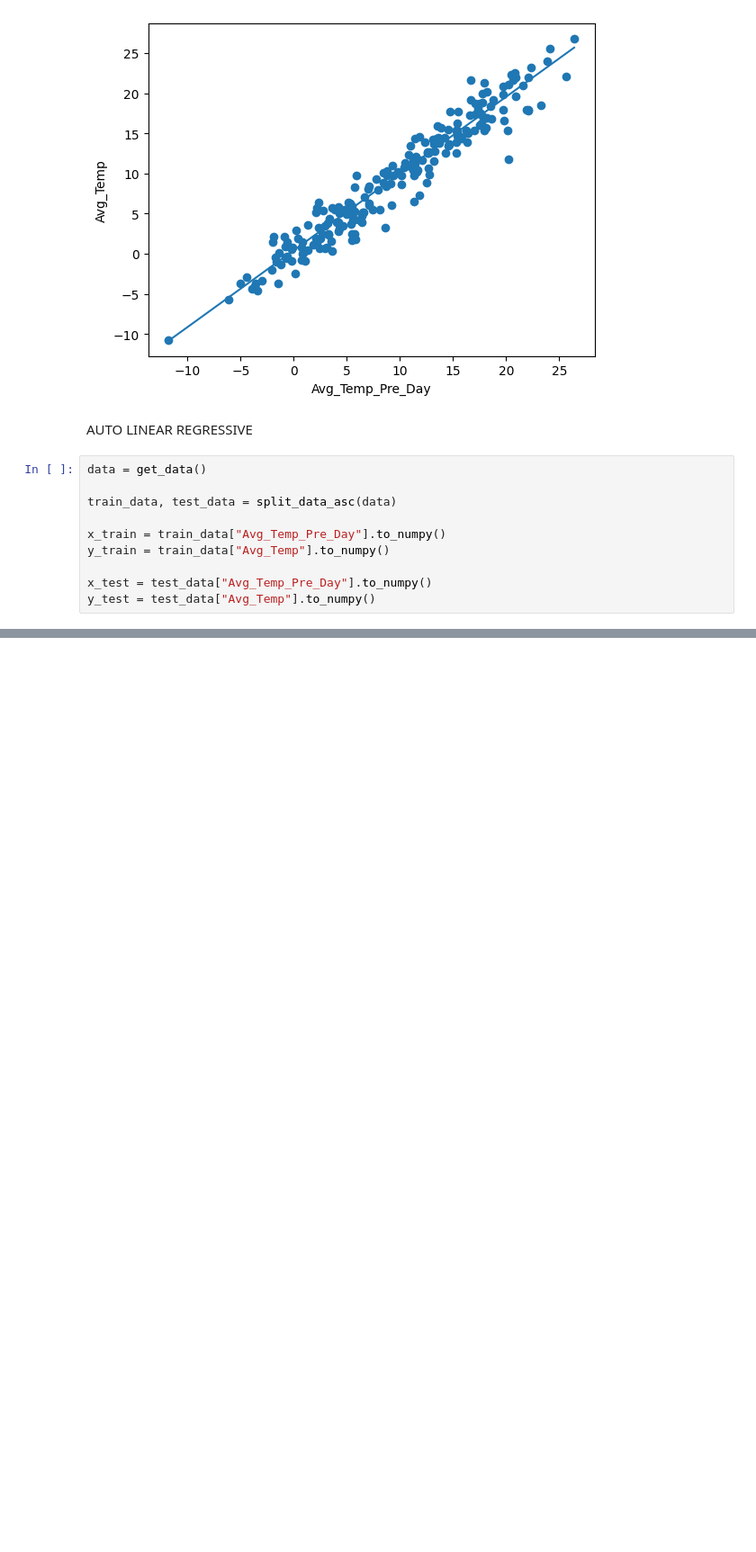
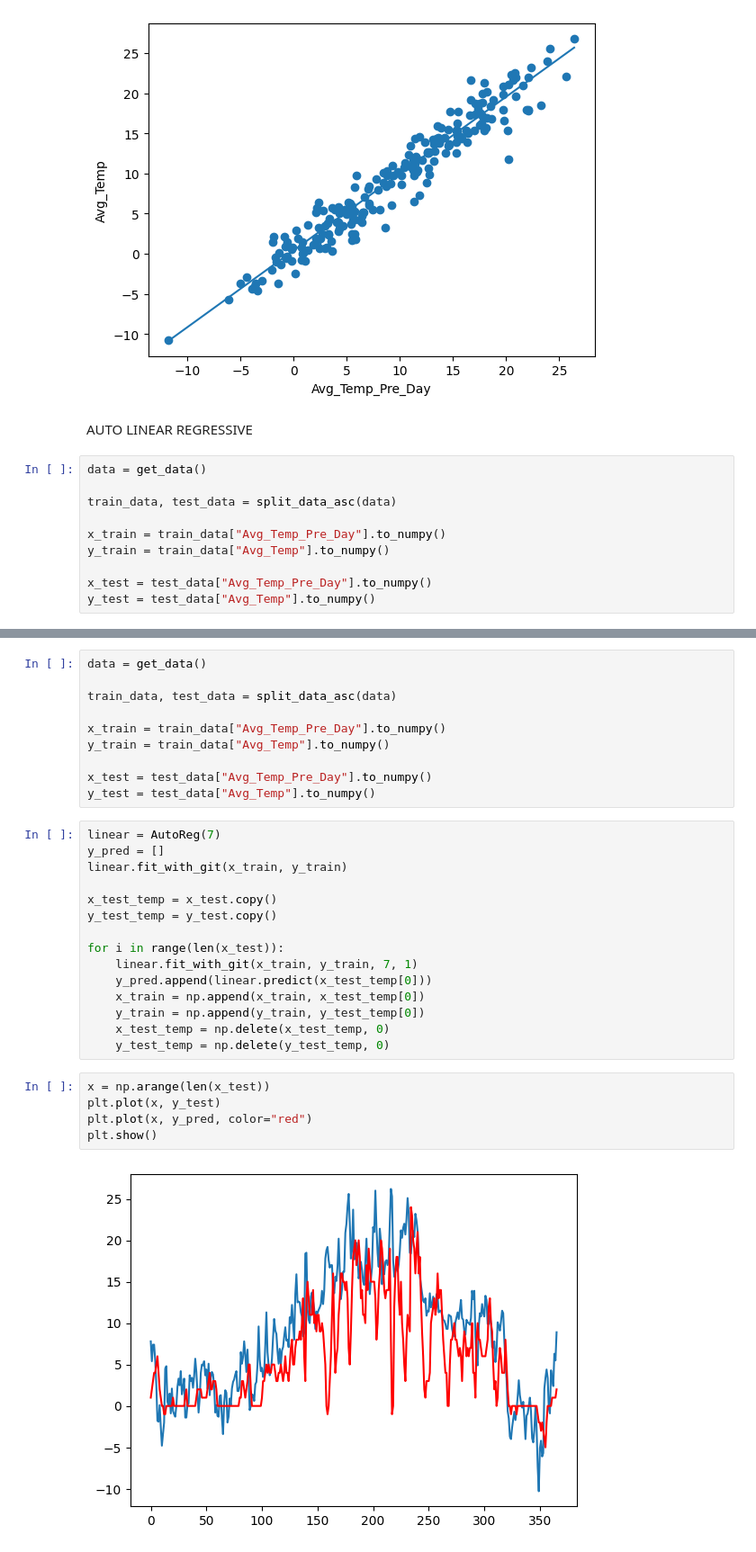
Before and after one commit to mikitomi21/Weather_Prediction, a Jupyter notebook: presentation.ipynb, the cells around one changed output, grey strips where cells are left out. Shown at 90% size. Drawn from its saved outputs; the diff is of its cells as text; blank space fills up the shorter version.

```diff
--- a/presentation.ipynb
+++ b/presentation.ipynb
@@ -102,0 +106,32 @@ NameError: name 'y_train' is not defined
+# %%
+data = get_data()
+
+train_data, test_data = split_data_asc(data)
+
+x_train = train_data["Avg_Temp_Pre_Day"].to_numpy()
+y_train = train_data["Avg_Temp"].to_numpy()
+
+x_test = test_data["Avg_Temp_Pre_Day"].to_numpy()
+y_test = test_data["Avg_Temp"].to_numpy()
+# %%
+linear = AutoReg(7)
+y_pred = []
+linear.fit_with_git(x_train, y_train)
+
+x_test_temp = x_test.copy()
+y_test_temp = y_test.copy()
+
+for i in range(len(x_test)):
+    linear.fit_with_git(x_train, y_train, 7, 1)
+    y_pred.append(linear.predict(x_test_temp[0]))
+    x_train = np.append(x_train, x_test_temp[0])
+    y_train = np.append(y_train, y_test_temp[0])
+    x_test_temp = np.delete(x_test_temp, 0)
+    y_test_temp = np.delete(y_test_temp, 0)
+# %%
+x = np.arange(len(x_test))
+plt.plot(x, y_test)
+plt.plot(x, y_pred, color="red")
+plt.show()
+# %% [output]
+[figure, added]
```
Also changed, not shown: parts of 5 cells of this notebook, 2 other files.
